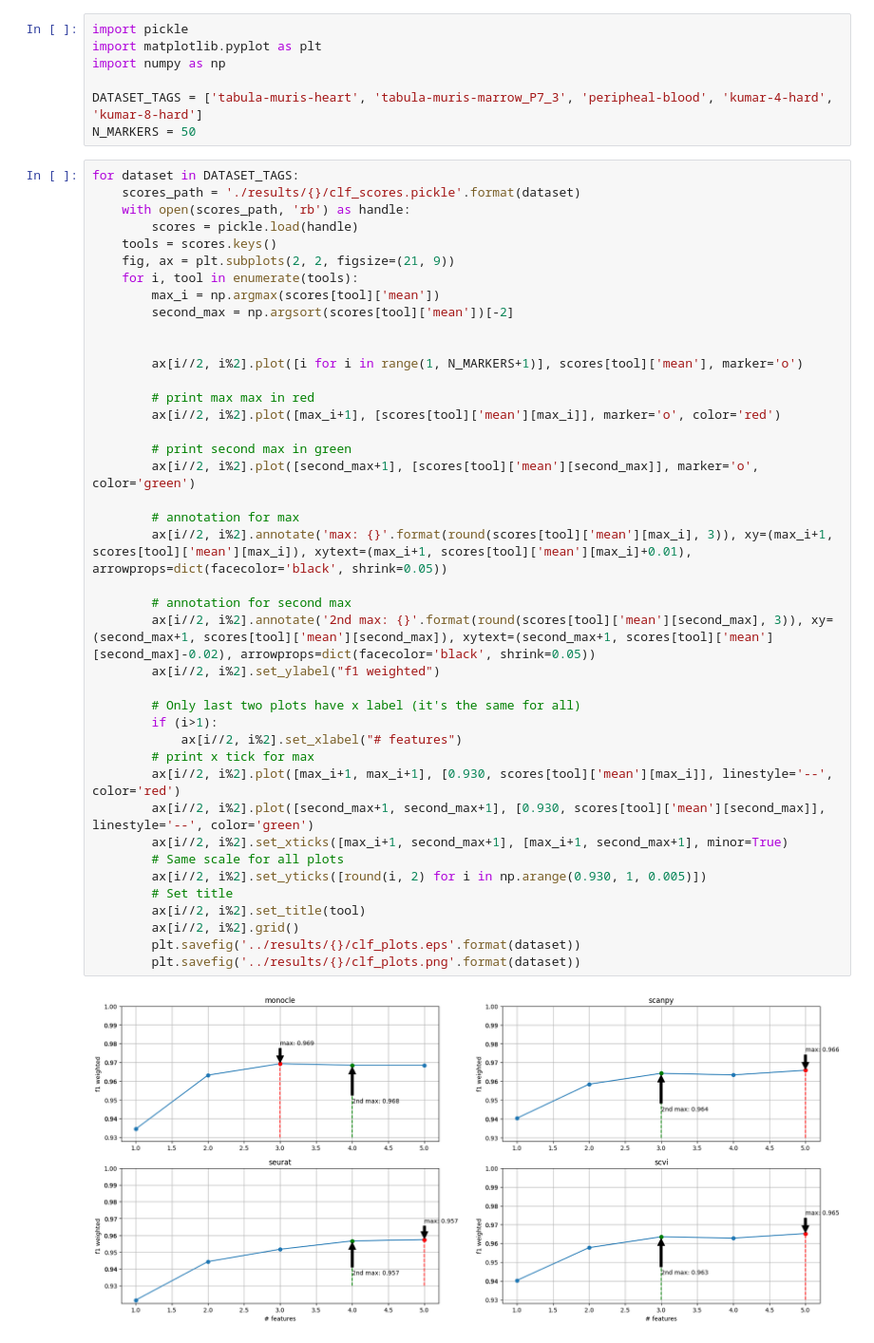
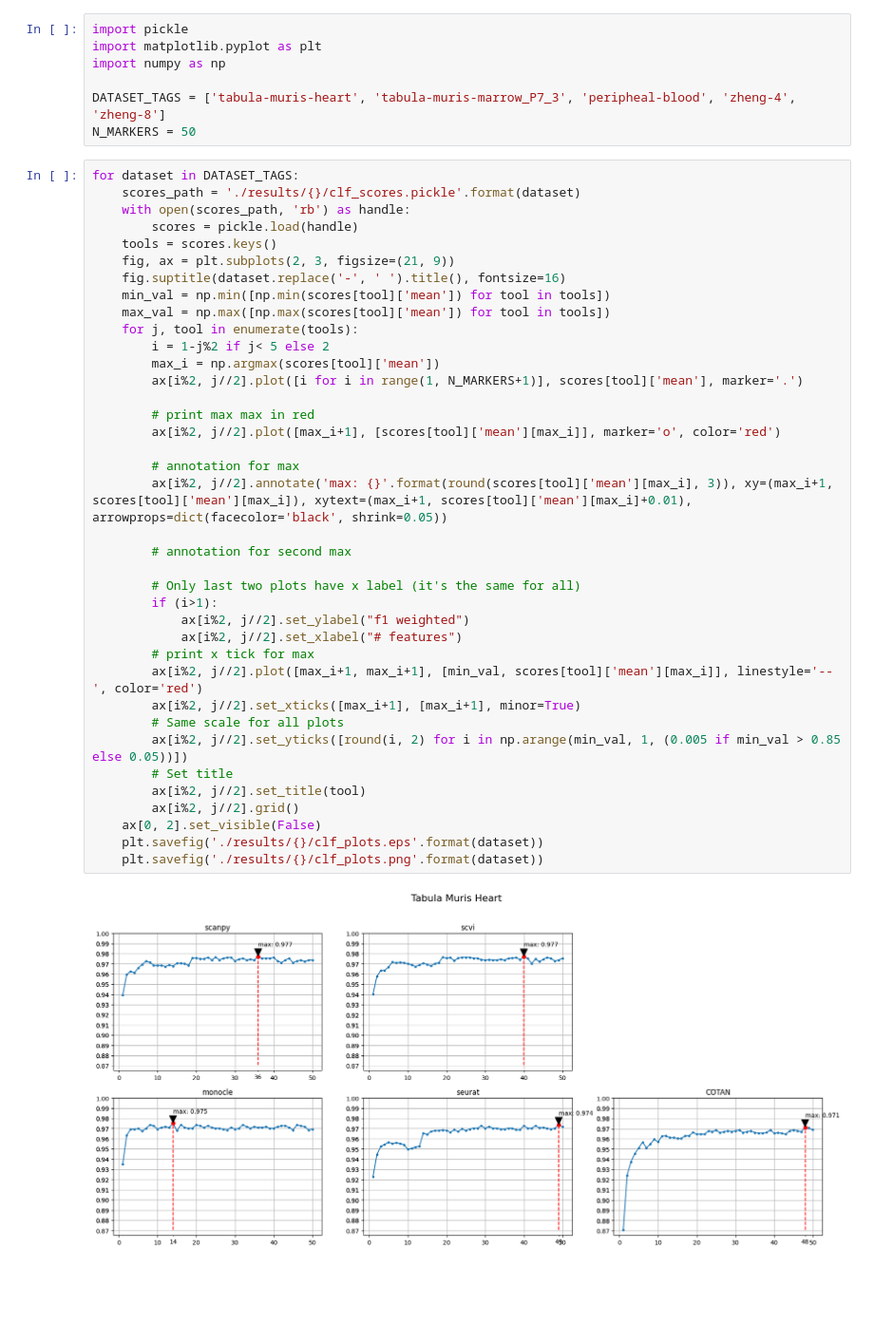
Before and after one commit to arcotan/single-cell-data-analysis, a Jupyter notebook: clf_plots.ipynb, the cells around one changed output. Shown at 95% size. Drawn from its saved outputs; the diff is of its cells as text; blank space fills up the shorter version.

```diff
--- a/clf_plots.ipynb
+++ b/clf_plots.ipynb
@@ -3,48 +3,45 @@ import pickle
 import matplotlib.pyplot as plt
 import numpy as np
 
-DATASET_TAGS = ['tabula-muris-heart', 'tabula-muris-marrow_P7_3', 'peripheal-blood', 'kumar-4-hard', 'kumar-8-hard']
+DATASET_TAGS = ['tabula-muris-heart', 'tabula-muris-marrow_P7_3', 'peripheal-blood', 'zheng-4', 'zheng-8']
 N_MARKERS = 50
 # %%
 for dataset in DATASET_TAGS:
 	scores_path = './results/{}/clf_scores.pickle'.format(dataset)
 	with open(scores_path, 'rb') as handle:
 		scores = pickle.load(handle)
 	tools = scores.keys()
-	fig, ax = plt.subplots(2, 2, figsize=(21, 9))
-	for i, tool in enumerate(tools):
+	fig, ax = plt.subplots(2, 3, figsize=(21, 9))
+	fig.suptitle(dataset.replace('-', ' ').title(), fontsize=16)
+	min_val = np.min([np.min(scores[tool]['mean']) for tool in tools])
+	max_val = np.max([np.max(scores[tool]['mean']) for tool in tools])
+	for j, tool in enumerate(tools):
+		i = 1-j%2 if j< 5 else 2
 		max_i = np.argmax(scores[tool]['mean'])
-		second_max = np.argsort(scores[tool]['mean'])[-2]
-
-
-		ax[i//2, i%2].plot([i for i in range(1, N_MARKERS+1)], scores[tool]['mean'], marker='o')
+		ax[i%2, j//2].plot([i for i in range(1, N_MARKERS+1)], scores[tool]['mean'], marker='.')
 
 		# print max max in red
-		ax[i//2, i%2].plot([max_i+1], [scores[tool]['mean'][max_i]], marker='o', color='red')
-
-		# print second max in green
-		ax[i//2, i%2].plot([second_max+1], [scores[tool]['mean'][second_max]], marker='o', color='green')
+		ax[i%2, j//2].plot([max_i+1], [scores[tool]['mean'][max_i]], marker='o', color='red')
 
 		# annotation for max
-		ax[i//2, i%2].annotate('max: {}'.format(round(scores[tool]['mean'][max_i], 3)), xy=(max_i+1, scores[tool]['mean'][max_i]), xytext=(max_i+1, scores[tool]['mean'][max_i]+0.01), arrowprops=dict(facecolor='black', shrink=0.05))
+		ax[i%2, j//2].annotate('max: {}'.format(round(scores[tool]['mean'][max_i], 3)), xy=(max_i+1, scores[tool]['mean'][max_i]), xytext=(max_i+1, scores[tool]['mean'][max_i]+0.01), arrowprops=dict(facecolor='black', shrink=0.05))
 
 		# annotation for second max
-		ax[i//2, i%2].annotate('2nd max: {}'.format(round(scores[tool]['mean'][second_max], 3)), xy=(second_max+1, scores[tool]['mean'][second_max]), xytext=(second_max+1, scores[tool]['mean'][second_max]-0.02), arrowprops=dict(facecolor='black', shrink=0.05))
-		ax[i//2, i%2].set_ylabel("f1 weighted")
 
 		# Only last two plots have x label (it's the same for all)
 		if (i>1):
-			ax[i//2, i%2].set_xlabel("# features")
+			ax[i%2, j//2].set_ylabel("f1 weighted")
+			ax[i%2, j//2].set_xlabel("# features")
 		# print x tick for max
-		ax[i//2, i%2].plot([max_i+1, max_i+1], [0.930, scores[tool]['mean'][max_i]], linestyle='--', color='red')
-		ax[i//2, i%2].plot([second_max+1, second_max+1], [0.930, scores[tool]['mean'][second_max]], linestyle='--', color='green')
-		ax[i//2, i%2].set_xticks([max_i+1, second_max+1], [max_i+1, second_max+1], minor=True)
+		ax[i%2, j//2].plot([max_i+1, max_i+1], [min_val, scores[tool]['mean'][max_i]], linestyle='--', color='red')
+		ax[i%2, j//2].set_xticks([max_i+1], [max_i+1], minor=True)
 		# Same scale for all plots
-		ax[i//2, i%2].set_yticks([round(i, 2) for i in np.arange(0.930, 1, 0.005)])
+		ax[i%2, j//2].set_yticks([round(i, 2) for i in np.arange(min_val, 1, (0.005 if min_val > 0.85 else 0.05))])
 		# Set title
-		ax[i//2, i%2].set_title(tool)
-		ax[i//2, i%2].grid()
-		plt.savefig('../results/{}/clf_plots.eps'.format(dataset))
-		plt.savefig('../results/{}/clf_plots.png'.format(dataset))
+		ax[i%2, j//2].set_title(tool)
+		ax[i%2, j//2].grid()
+	ax[0, 2].set_visible(False)
+	plt.savefig('./results/{}/clf_plots.eps'.format(dataset))
+	plt.savefig('./results/{}/clf_plots.png'.format(dataset))
 # %% [output]
-[figure, old version]
+[figure, new version]
```
Also changed, not shown: parts of 3 cells of this notebook, 8 other files.
